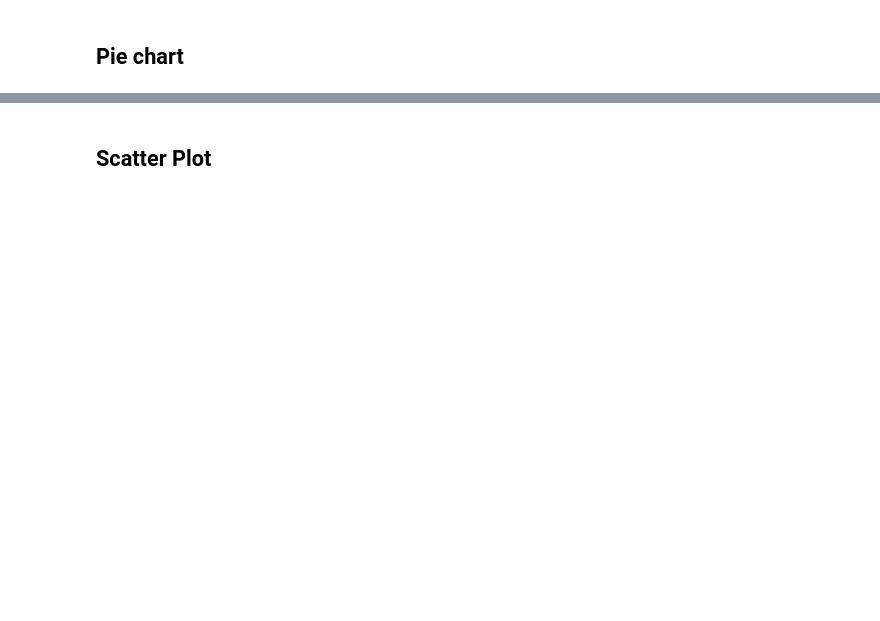
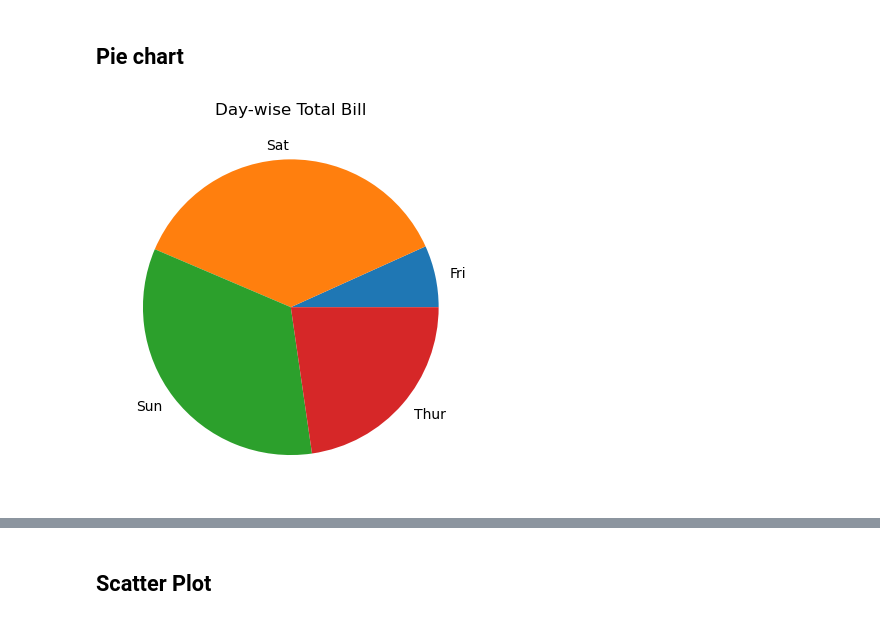
Before and after one commit to srikanthpragada/DS_10_DEC_2024, a Jupyter notebook: plots/matplotlibdemo.ipynb, the cells around one changed output, grey strips where cells are left out. Saved outputs shown, nothing was run; the diff lists cells and outputs as text; code cells hidden in the pictures; blank space fills up the shorter version.

```diff
--- a/plots/matplotlibdemo.ipynb
+++ b/plots/matplotlibdemo.ipynb
@@ -85,7 +86,10 @@ t = plt.xlabel("Day")
 ## Pie chart
 # %%
 plt.title("Day-wise Total Bill")
-ax = plt.pie(day_total['total_bill'], labels = day_total['day'])
+plt.pie(day_total['total_bill'], labels = day_total['day'])
+plt.show()
+# %% [output]
+[figure, added]
 # %%
 plt.pie(day_total['total_bill'], labels = day_total['day'], autopct ="%.2f")
 t = plt.title("Day-wise Total Bill")
```
Also changed, not shown: parts of 15 cells of this notebook, 1 other file.
